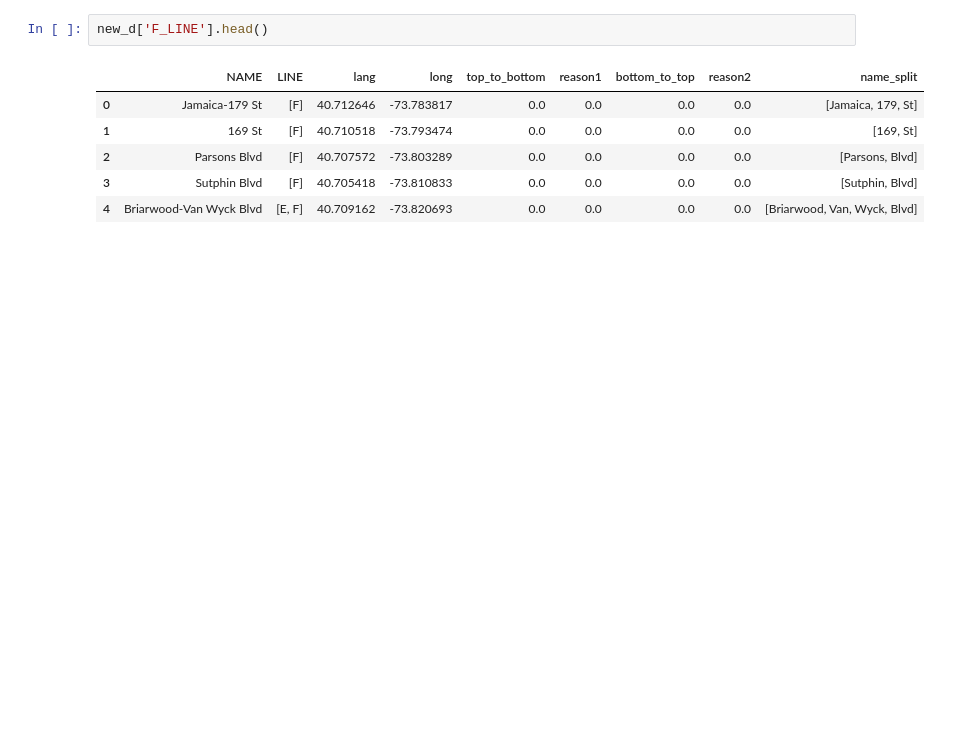
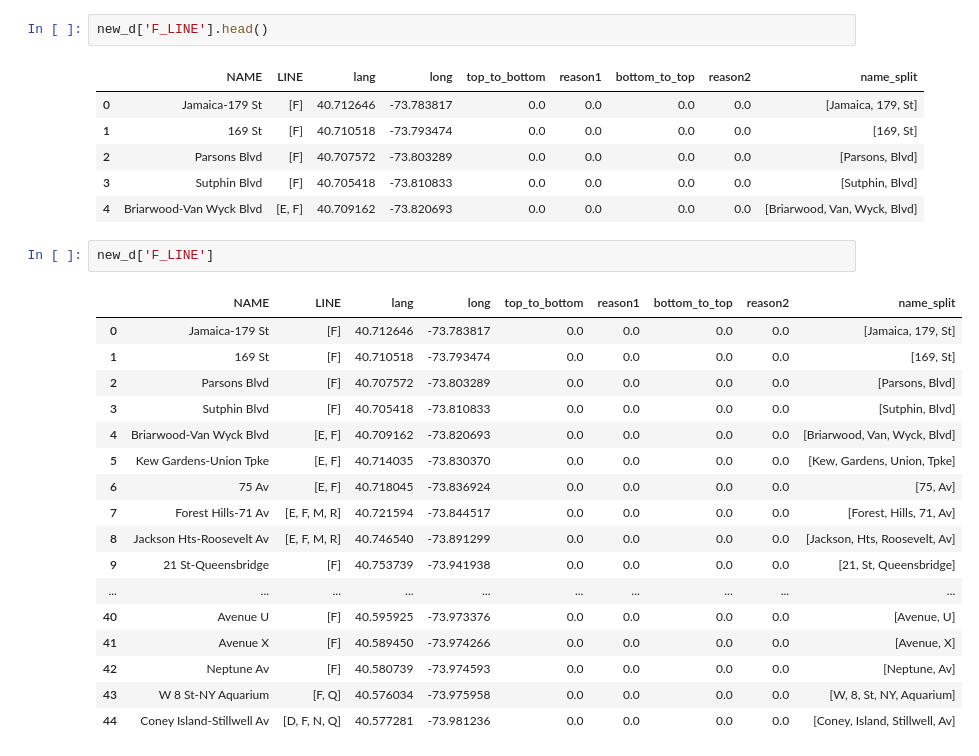
Before and after one commit to xuanruizhang0203/CitiGO, a Jupyter notebook: train_data_processing.ipynb, the cells around one changed output. Cells and saved outputs as stored; diff of their text form; blank space fills up the shorter version.

```diff
--- a/train_data_processing.ipynb
+++ b/train_data_processing.ipynb
@@ -190,3 +190,23 @@ new_d['F_LINE'].head()
 | 2 | Parsons Blvd | [F] | 40.707572 | -73.803289 | 0.0 | 0.0 | 0.0 | 0.0 | [Parsons, Blvd] |
 | 3 | Sutphin Blvd | [F] | 40.705418 | -73.810833 | 0.0 | 0.0 | 0.0 | 0.0 | [Sutphin, Blvd] |
 | 4 | Briarwood-Van Wyck Blvd | [E, F] | 40.709162 | -73.820693 | 0.0 | 0.0 | 0.0 | 0.0 | [Briarwood, Van, Wyck, Blvd] |
+# %%
+new_d['F_LINE']
+# %% [output]
+|  | NAME | LINE | lang | long | top_to_bottom | reason1 | bottom_to_top | reason2 | name_split |
+| 0 | Jamaica-179 St | [F] | 40.712646 | -73.783817 | 0.0 | 0.0 | 0.0 | 0.0 | [Jamaica, 179, St] |
+| 1 | 169 St | [F] | 40.710518 | -73.793474 | 0.0 | 0.0 | 0.0 | 0.0 | [169, St] |
+| 2 | Parsons Blvd | [F] | 40.707572 | -73.803289 | 0.0 | 0.0 | 0.0 | 0.0 | [Parsons, Blvd] |
+| 3 | Sutphin Blvd | [F] | 40.705418 | -73.810833 | 0.0 | 0.0 | 0.0 | 0.0 | [Sutphin, Blvd] |
+| 4 | Briarwood-Van Wyck Blvd | [E, F] | 40.709162 | -73.820693 | 0.0 | 0.0 | 0.0 | 0.0 | [Briarwood, Van, Wyck, Blvd] |
+| 5 | Kew Gardens-Union Tpke | [E, F] | 40.714035 | -73.830370 | 0.0 | 0.0 | 0.0 | 0.0 | [Kew, Gardens, Union, Tpke] |
+| 6 | 75 Av | [E, F] | 40.718045 | -73.836924 | 0.0 | 0.0 | 0.0 | 0.0 | [75, Av] |
+| 7 | Forest Hills-71 Av | [E, F, M, R] | 40.721594 | -73.844517 | 0.0 | 0.0 | 0.0 | 0.0 | [Forest, Hills, 71, Av] |
+| 8 | Jackson Hts-Roosevelt Av | [E, F, M, R] | 40.746540 | -73.891299 | 0.0 | 0.0 | 0.0 | 0.0 | [Jackson, Hts, Roosevelt, Av] |
+| 9 | 21 St-Queensbridge | [F] | 40.753739 | -73.941938 | 0.0 | 0.0 | 0.0 | 0.0 | [21, St, Queensbridge] |
+| ... | ... | ... | ... | ... | ... | ... | ... | ... | ... |
+| 40 | Avenue U | [F] | 40.595925 | -73.973376 | 0.0 | 0.0 | 0.0 | 0.0 | [Avenue, U] |
+| 41 | Avenue X | [F] | 40.589450 | -73.974266 | 0.0 | 0.0 | 0.0 | 0.0 | [Avenue, X] |
+| 42 | Neptune Av | [F] | 40.580739 | -73.974593 | 0.0 | 0.0 | 0.0 | 0.0 | [Neptune, Av] |
+| 43 | W 8 St-NY Aquarium | [F, Q] | 40.576034 | -73.975958 | 0.0 | 0.0 | 0.0 | 0.0 | [W, 8, St, NY, Aquarium] |
+| 44 | Coney Island-Stillwell Av | [D, F, N, Q] | 40.577281 | -73.981236 | 0.0 | 0.0 | 0.0 | 0.0 | [Coney, Island, Stillwell, Av] |
```
Also changed, not shown: parts of 6 cells of this notebook, 57 other files.
